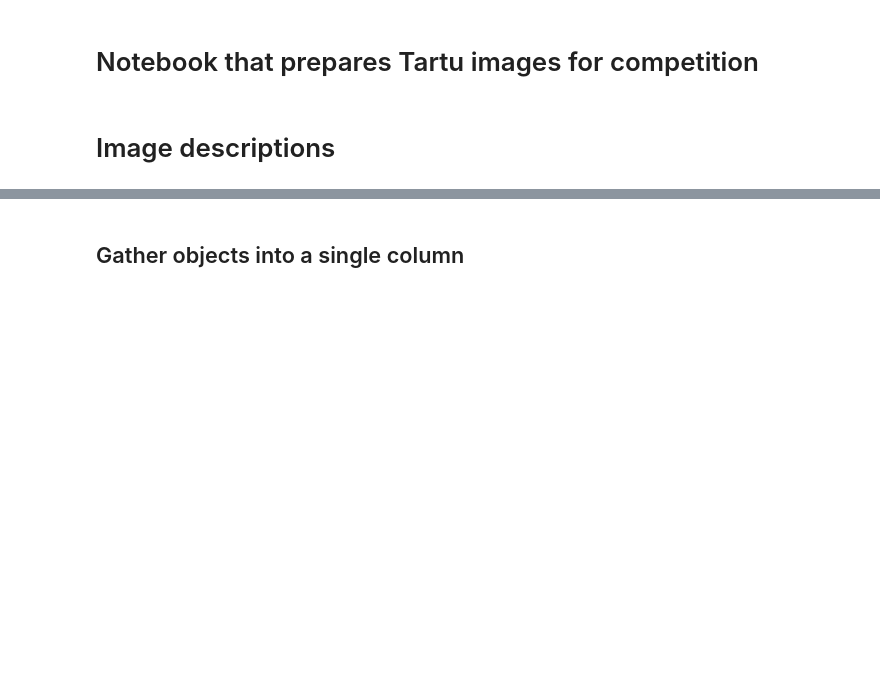
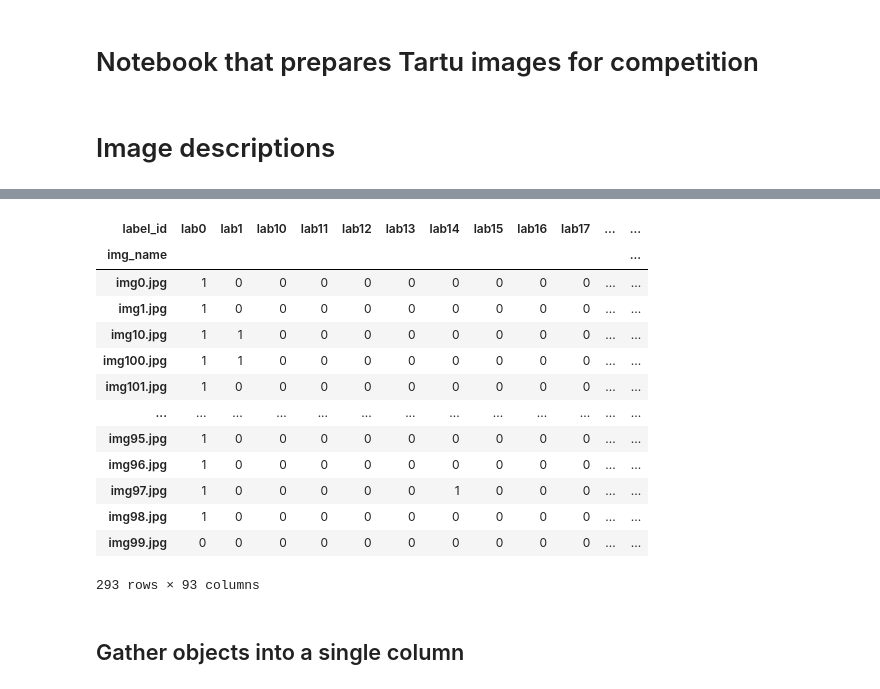
Before and after one commit to kristjan-eljand/andmetalgud, a Jupyter notebook: tartu_preparation.ipynb, the cells around one changed output, grey strips where cells are left out. Cells and saved outputs as stored; diff of their text form; code cells hidden in the pictures; blank space fills up the shorter version.

```diff
--- a/tartu_preparation.ipynb
+++ b/tartu_preparation.ipynb
@@ -40,0 +46,10 @@ for c in img_desc.columns:
+# %%
+# Long format
+long_desc = img_desc.melt(
+    value_vars = img_desc.columns.to_list(),
+    var_name = 'label',
+    value_name = 'object',
+    ignore_index= False
+    )
+long_desc.pop('label')
+long_desc
@@ -40,0 +71,17 @@ for c in img_desc.columns:
+# %%
+# The count of labels
+labels_count = long_desc.groupby(by='object').size().sort_values(ascending=False)
+
+# Keep only labels with at least 4 instances
+labs_to_keep = labels_count[labels_count >= 4]
+
+# Remove the label 'missing'
+labs_to_keep.pop('missing')
+
+# Add names to labels
+label_dict = {f"lab{i}":obj for i,obj in enumerate(labs_to_keep.keys())}
+label_df = pd.DataFrame({
+    'label_id': label_dict.keys(),
+    'object': label_dict.values()
+})
+label_df
@@ -41,3 +127,25 @@ for c in img_desc.columns:
+# %%
+# Add 1s for values
+keep_df = keep_df.assign(value = 1)
+
+# Turn it into wide dataframe
+keep_df_wide = keep_df.pivot_table(index='img_name', columns='label_id', values='value', fill_value=0)
+keep_df_wide
+# %% [output]
+| label_id | lab0 | lab1 | lab10 | lab11 | lab12 | lab13 | lab14 | lab15 | lab16 | lab17 | ... | ... |
+| img_name |  |  |  |  |  |  |  |  |  |  |  | ... |
+| img0.jpg | 1 | 0 | 0 | 0 | 0 | 0 | 0 | 0 | 0 | 0 | ... | ... |
+| img1.jpg | 1 | 0 | 0 | 0 | 0 | 0 | 0 | 0 | 0 | 0 | ... | ... |
+| img10.jpg | 1 | 1 | 0 | 0 | 0 | 0 | 0 | 0 | 0 | 0 | ... | ... |
+| img100.jpg | 1 | 1 | 0 | 0 | 0 | 0 | 0 | 0 | 0 | 0 | ... | ... |
+| img101.jpg | 1 | 0 | 0 | 0 | 0 | 0 | 0 | 0 | 0 | 0 | ... | ... |
+| ... | ... | ... | ... | ... | ... | ... | ... | ... | ... | ... | ... | ... |
+| img95.jpg | 1 | 0 | 0 | 0 | 0 | 0 | 0 | 0 | 0 | 0 | ... | ... |
+| img96.jpg | 1 | 0 | 0 | 0 | 0 | 0 | 0 | 0 | 0 | 0 | ... | ... |
+| img97.jpg | 1 | 0 | 0 | 0 | 0 | 0 | 1 | 0 | 0 | 0 | ... | ... |
+| img98.jpg | 1 | 0 | 0 | 0 | 0 | 0 | 0 | 0 | 0 | 0 | ... | ... |
+| img99.jpg | 0 | 0 | 0 | 0 | 0 | 0 | 0 | 0 | 0 | 0 | ... | ... |
+293 rows × 93 columns
 # %% [markdown]
 ## Gather objects into a single column
 # %%
```
Also changed, not shown: parts of 20 cells of this notebook, 6 other files.
